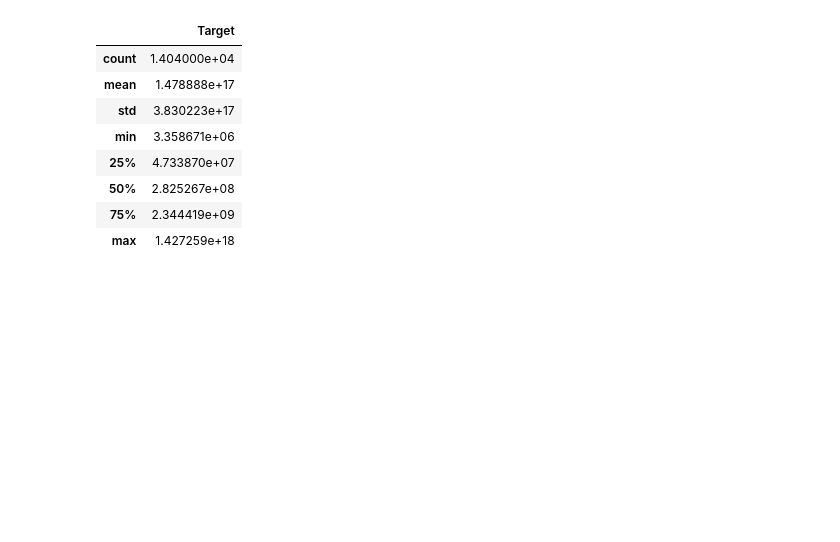
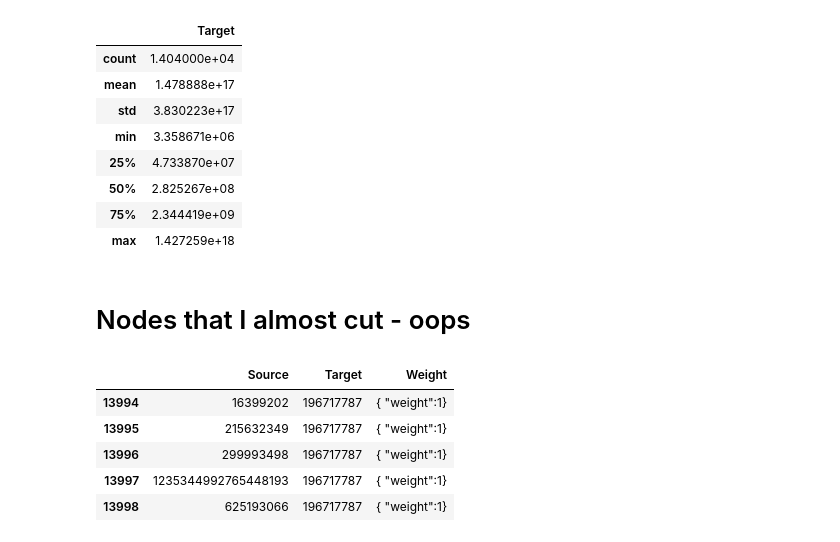
Before and after one commit to kaitlin31415/Canadian-Political-Diversification-Network-Analysis, a Jupyter notebook: Final_Full_Network/Full_Network_Analysis.ipynb, the cells around one changed output. Saved outputs shown, nothing was run; the diff lists cells and outputs as text; code cells hidden in the pictures; blank space fills up the shorter version.

```diff
--- a/Final_Full_Network/Full_Network_Analysis.ipynb
+++ b/Final_Full_Network/Full_Network_Analysis.ipynb
@@ -139,3 +139,5 @@ for line in Lines:
     f1.write(columns[0] + ","+ columns[1] + "," + "{"+ columns[2].strip() + "}\n")
 
 f1.close()
+# %% [markdown]
+# Nodes that I almost cut - oops
@@ -141,0 +146,9 @@ f1.close()
+# %%
+subset_df.tail()
+# %% [output]
+|  | Source | Target | Weight |
+| 13994 | 16399202 | 196717787 | { "weight":1} |
+| 13995 | 215632349 | 196717787 | { "weight":1} |
+| 13996 | 299993498 | 196717787 | { "weight":1} |
+| 13997 | 1235344992765448193 | 196717787 | { "weight":1} |
+| 13998 | 625193066 | 196717787 | { "weight":1} |
```
Also changed, not shown: parts of 5 cells of this notebook, 8 other files.
